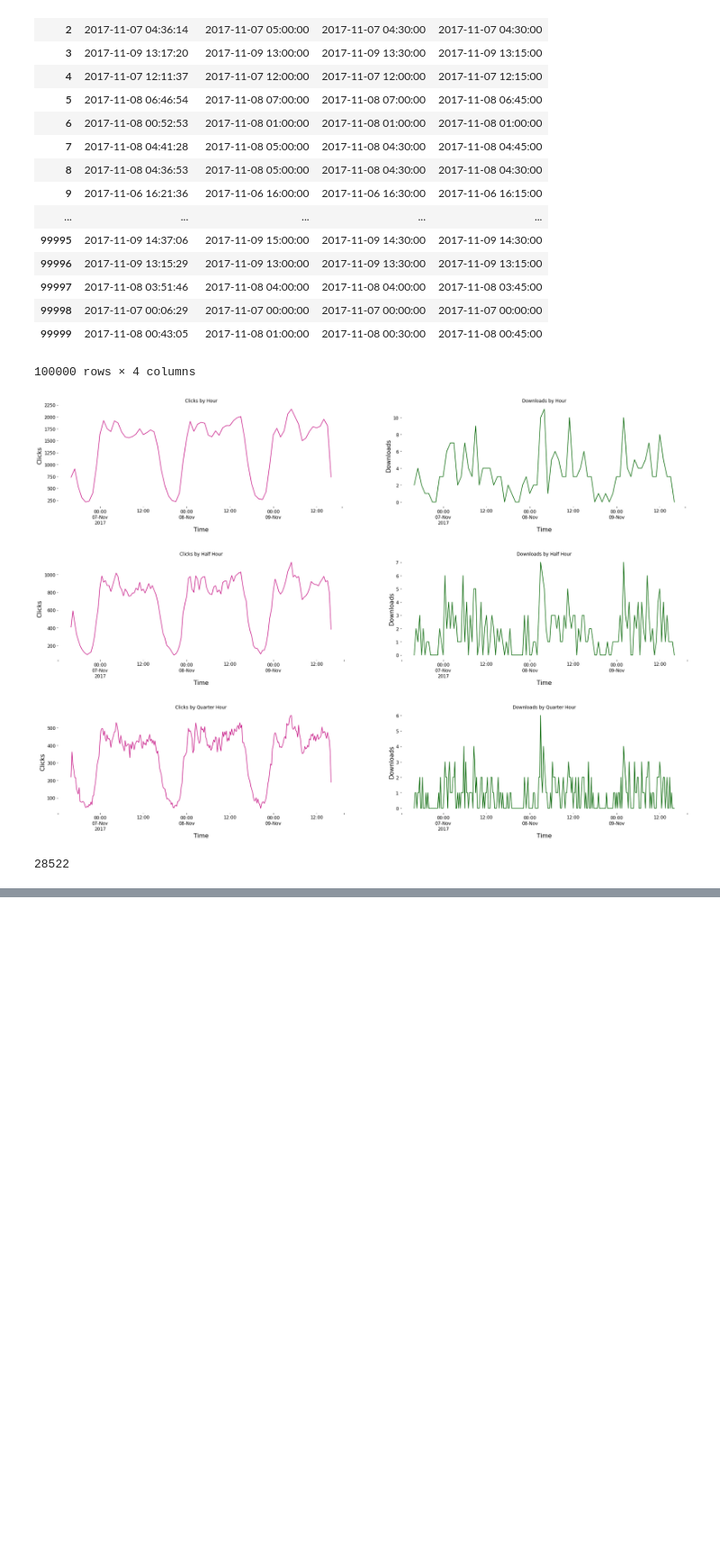
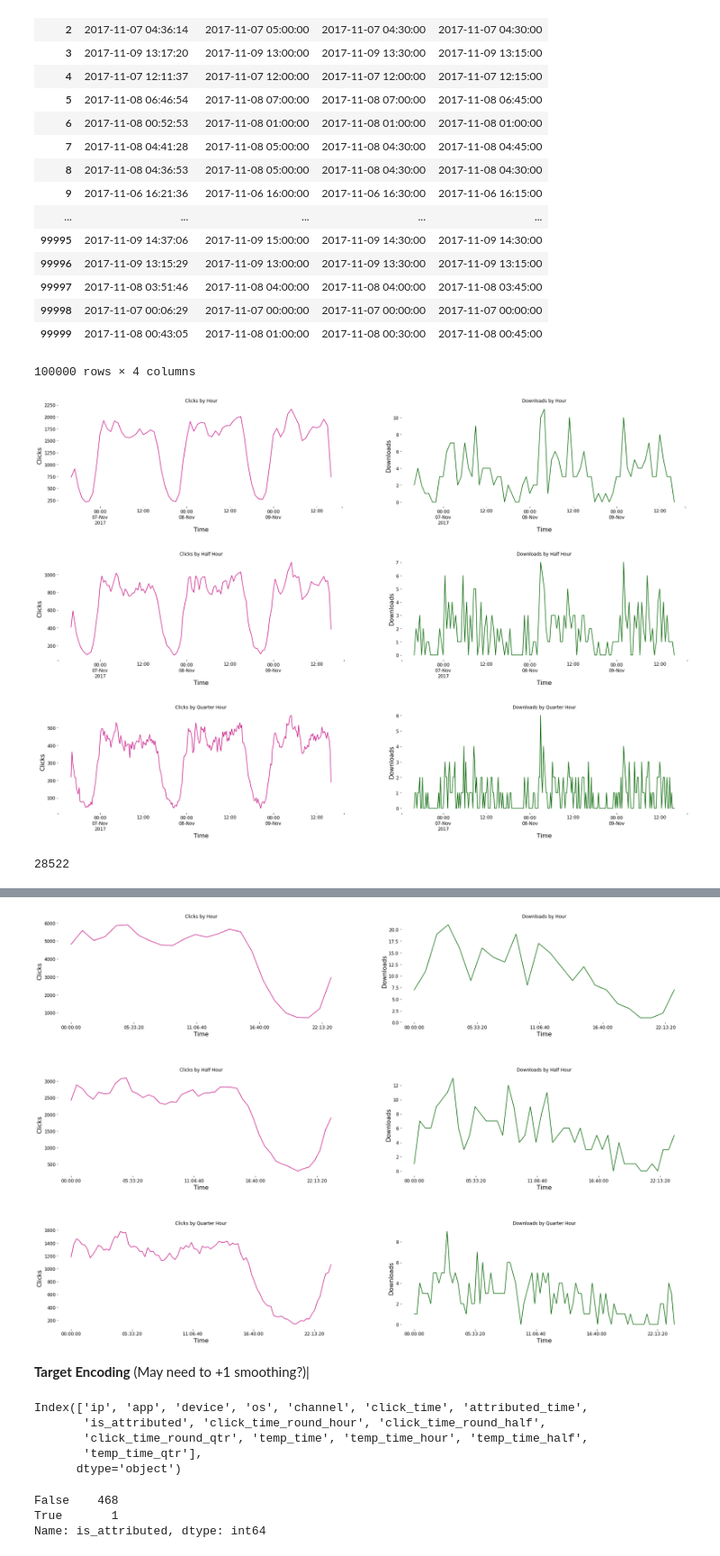
Before and after one commit to anshulrai/Kaggle-Challenges, a Jupyter notebook: TalkingData/EDA #1.ipynb, the cells around one changed output, grey strips where cells are left out. Shown: that part at 90% size. Cells and saved outputs as stored; diff of their text form; code cells hidden in the pictures; blank space fills up the shorter version.

Commit message:
Visualizations by hour/half/qtr

```diff
--- a/TalkingData/EDA #1.ipynb
+++ b/TalkingData/EDA #1.ipynb
@@ -281,0 +280,10 @@ temp
+# %%
+temp_df['temp_time'] = pd.to_datetime(temp_df.click_time.map(lambda x : str(x).split(' ')[1]))
+# %%
+temp_df['temp_time_hour'] = temp_df['temp_time'].dt.round('H')
+temp_df['temp_time_half'] = temp_df['temp_time'].dt.round('0.5H')
+temp_df['temp_time_qtr'] = temp_df['temp_time'].dt.round('15min')
+# %%
+temp_df['temp_time_hour'] = temp_df['temp_time_hour'].map(lambda x: x.time())
+temp_df['temp_time_half'] = temp_df['temp_time_half'].map(lambda x: x.time())
+temp_df['temp_time_qtr'] = temp_df['temp_time_qtr'].map(lambda x: x.time())
@@ -281,0 +299,54 @@ temp
+# %%
+fig, axx = plt.subplots(3,2, figsize = (30, 20))
+
+temp_df.groupby('temp_time_hour').click_time.count().plot(ax = axx[0][0], color = 'mediumvioletred', fontsize = 12)
+axx[0][0].set_title('Clicks by Hour')
+axx[0][0].set_xlabel('Time', fontsize = 16)
+axx[0][0].set_ylabel('Clicks', fontsize = 16)
+
+temp_df.groupby('temp_time_hour').attributed_time.count().plot(ax = axx[0][1], color = 'darkgreen', fontsize = 12)
+axx[0][1].set_title('Downloads by Hour')
+axx[0][1].set_xlabel('Time', fontsize = 16)
+axx[0][1].set_ylabel('Downloads', fontsize = 16)
+
+temp_df.groupby('temp_time_half').click_time.count().plot(ax = axx[1][0], color = 'mediumvioletred', fontsize = 12)
+axx[1][0].set_title('Clicks by Half Hour')
+axx[1][0].set_xlabel('Time', fontsize = 16)
+axx[1][0].set_ylabel('Clicks', fontsize = 16)
+
+temp_df.groupby('temp_time_half').attributed_time.count().plot(ax = axx[1][1], color = 'darkgreen', fontsize = 12)
+axx[1][1].set_title('Downloads by Half Hour')
+axx[1][1].set_xlabel('Time', fontsize = 16)
+axx[1][1].set_ylabel('Downloads', fontsize = 16)
+
+temp_df.groupby('temp_time_qtr').click_time.count().plot(ax = axx[2][0], color = 'mediumvioletred', fontsize = 12)
+axx[2][0].set_title('Clicks by Quarter Hour')
+axx[2][0].set_xlabel('Time', fontsize = 16)
+axx[2][0].set_ylabel('Clicks', fontsize = 16)
+
+temp_df.groupby('temp_time_qtr').attributed_time.count().plot(ax = axx[2][1], color = 'darkgreen', fontsize = 12)
+axx[2][1].set_title('Downloads by Quarter Hour')
+axx[2][1].set_xlabel('Time', fontsize = 16)
+axx[2][1].set_ylabel('Downloads', fontsize = 16)
+
+plt.subplots_adjust(hspace=.5)
+
+sns.despine(bottom=True, left=True)
+# %% [output]
+[figure, added]
+# %% [markdown]
+**Target Encoding** (May need to +1 smoothing?)|
+# %%
+temp_df.columns
+# %% [output]
+Index(['ip', 'app', 'device', 'os', 'channel', 'click_time', 'attributed_time',
+       'is_attributed', 'click_time_round_hour', 'click_time_round_half',
+       'click_time_round_qtr', 'temp_time', 'temp_time_hour', 'temp_time_half',
+       'temp_time_qtr'],
+      dtype='object')
+# %%
+temp_df[temp_df.channel == 3].is_attributed.value_counts()
+# %% [output]
+False    468
+True       1
+Name: is_attributed, dtype: int64
```
Also changed, not shown: parts of 3 cells of this notebook.
